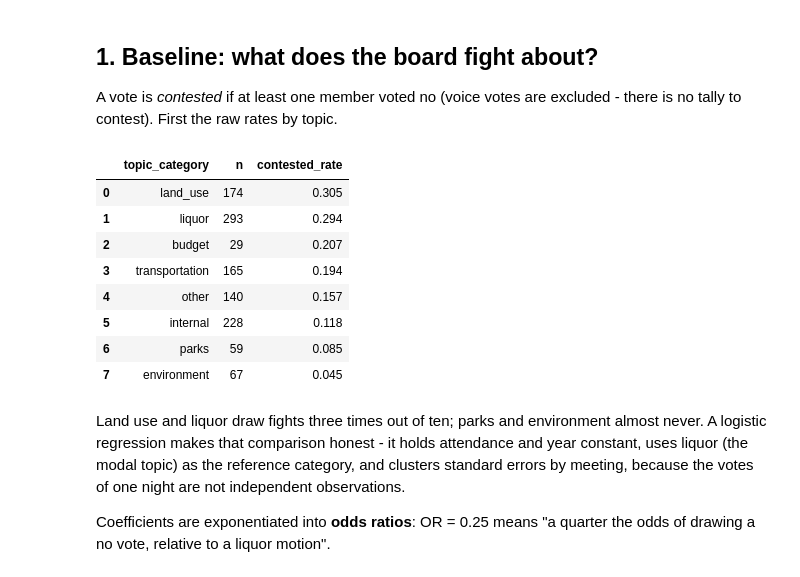
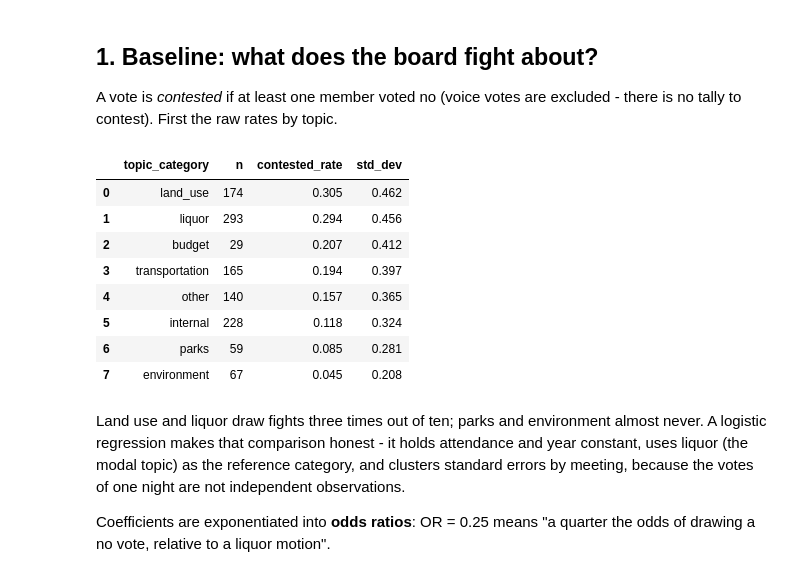
Before and after one commit to blowenstein0/cb1_data_analysis, a Jupyter notebook: analysis/does_showing_up_work.ipynb, the cells around one changed output. Drawn from its saved outputs; the diff is of its cells as text; code cells hidden in the pictures.

Commit message:
Add std_dev to contested-rates table in walkthrough notebook
Co-Authored-By: Claude Fable 5 <noreply@anthropic.com>

```diff
--- a/analysis/does_showing_up_work.ipynb
+++ b/analysis/does_showing_up_work.ipynb
@@ -53,21 +53,22 @@ excluded - there is no tally to contest). First the raw rates by topic.
 # %%
 rates = q("""
     SELECT topic_category, count(*) AS n,
-           round(avg(CASE WHEN no > 0 THEN 1 ELSE 0 END), 3) AS contested_rate
+           round(avg(CASE WHEN no > 0 THEN 1 ELSE 0 END), 3) AS contested_rate,
+           round(stddev_samp(CASE WHEN no > 0 THEN 1 ELSE 0 END), 3) AS std_dev
     FROM votes WHERE yes + no > 0
     GROUP BY 1 ORDER BY contested_rate DESC
 """)
 rates
 # %% [output]
-|  | topic_category | n | contested_rate |
-| 0 | land_use | 174 | 0.305 |
-| 1 | liquor | 293 | 0.294 |
-| 2 | budget | 29 | 0.207 |
-| 3 | transportation | 165 | 0.194 |
-| 4 | other | 140 | 0.157 |
-| 5 | internal | 228 | 0.118 |
-| 6 | parks | 59 | 0.085 |
-| 7 | environment | 67 | 0.045 |
+|  | topic_category | n | contested_rate | std_dev |
+| 0 | land_use | 174 | 0.305 | 0.462 |
+| 1 | liquor | 293 | 0.294 | 0.456 |
+| 2 | budget | 29 | 0.207 | 0.412 |
+| 3 | transportation | 165 | 0.194 | 0.397 |
+| 4 | other | 140 | 0.157 | 0.365 |
+| 5 | internal | 228 | 0.118 | 0.324 |
+| 6 | parks | 59 | 0.085 | 0.281 |
+| 7 | environment | 67 | 0.045 | 0.208 |
 # %% [markdown]
 Land use and liquor draw fights three times out of ten; parks and
 environment almost never. A logistic regression makes that comparison
```
